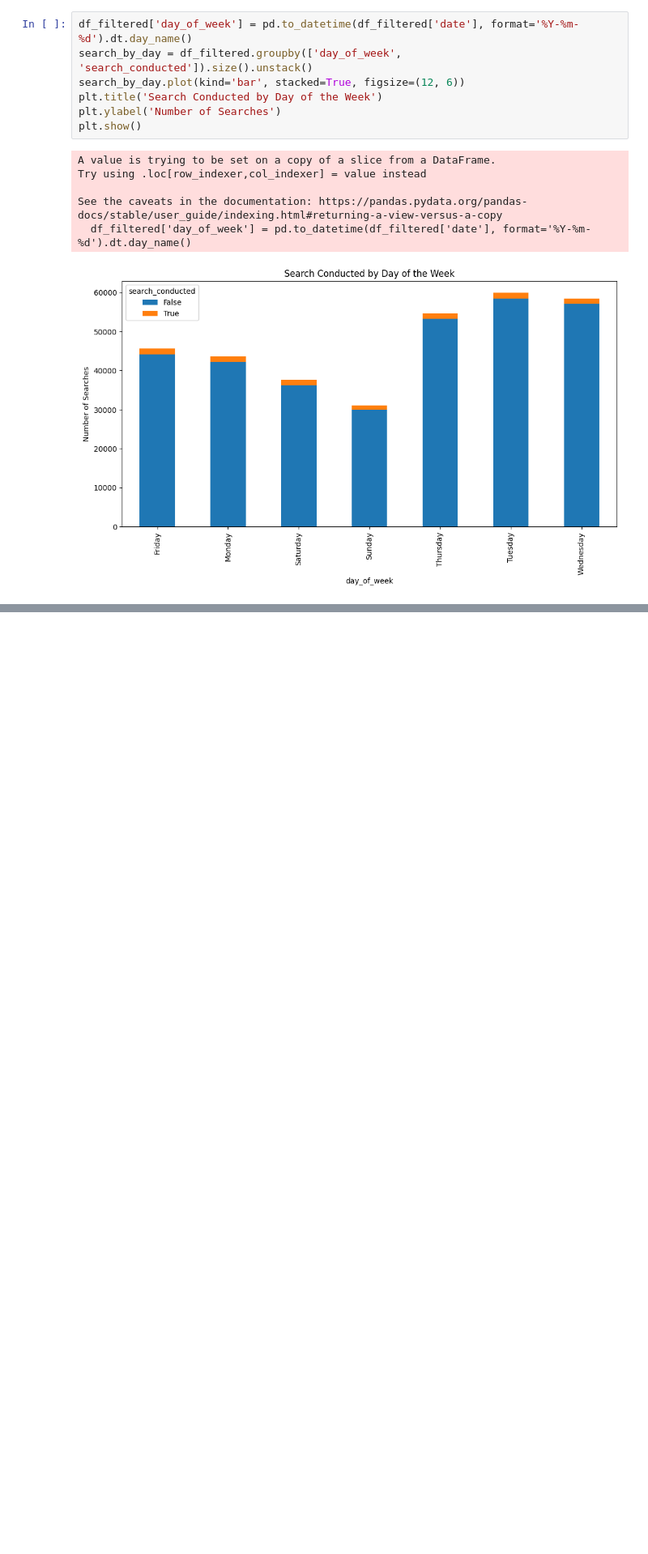
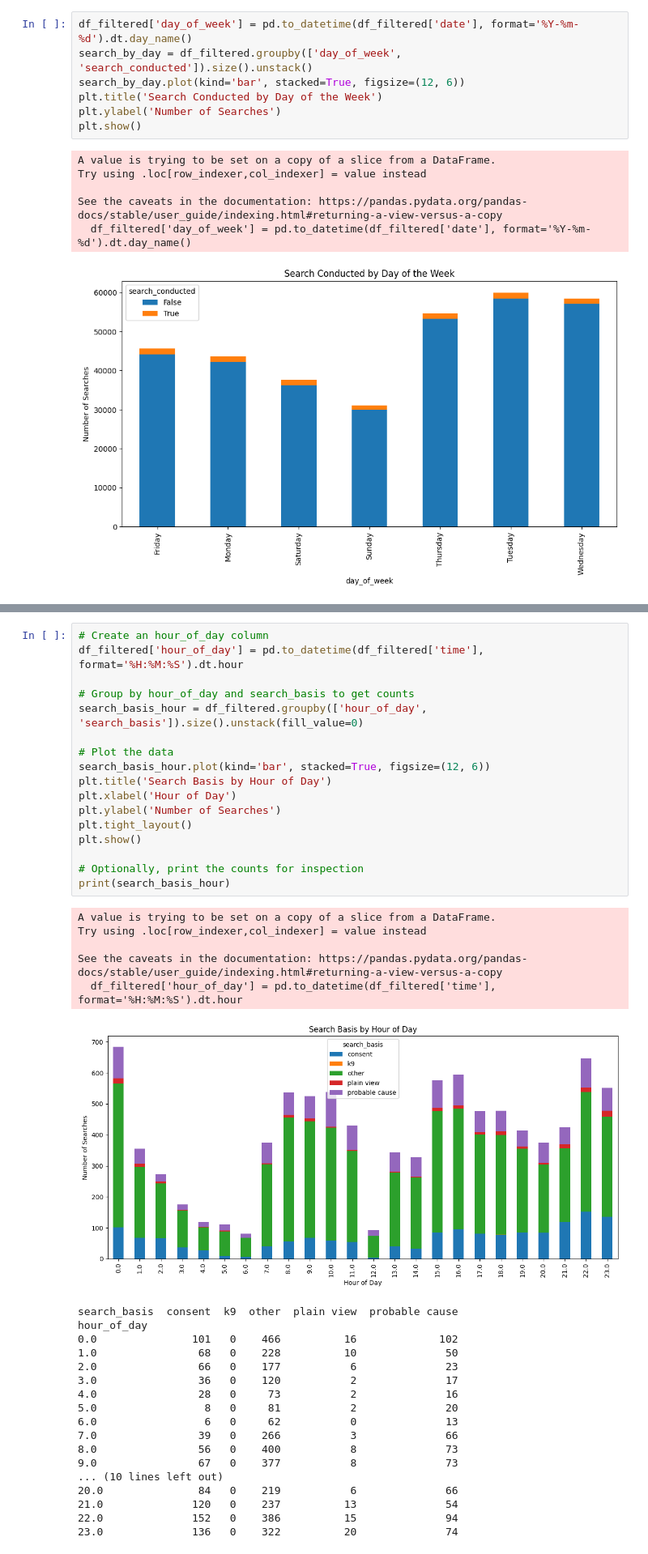
Before and after one commit to irmtou/CS577FinalProject, a Jupyter notebook: CS577FinalProject.ipynb, the cells around one changed output, grey strips where cells are left out. Shown at 81% size. Drawn from its saved outputs; the diff is of its cells as text; blank space fills up the shorter version.

```diff
--- a/CS577FinalProject.ipynb
+++ b/CS577FinalProject.ipynb
@@ -519,0 +579,41 @@ plt.show()
+# %%
+# Create an hour_of_day column
+df_filtered['hour_of_day'] = pd.to_datetime(df_filtered['time'], format='%H:%M:%S').dt.hour
+
+# Group by hour_of_day and search_basis to get counts
+search_basis_hour = df_filtered.groupby(['hour_of_day', 'search_basis']).size().unstack(fill_value=0)
+
+# Plot the data
+search_basis_hour.plot(kind='bar', stacked=True, figsize=(12, 6))
+plt.title('Search Basis by Hour of Day')
+plt.xlabel('Hour of Day')
+plt.ylabel('Number of Searches')
+plt.tight_layout()
+plt.show()
+
+# Optionally, print the counts for inspection
+print(search_basis_hour)
+# %% [output]
+A value is trying to be set on a copy of a slice from a DataFrame.
+Try using .loc[row_indexer,col_indexer] = value instead
+
+See the caveats in the documentation: https://pandas.pydata.org/pandas-docs/stable/user_guide/indexing.html#returning-a-view-versus-a-copy
+  df_filtered['hour_of_day'] = pd.to_datetime(df_filtered['time'], format='%H:%M:%S').dt.hour
+[figure, added]
+search_basis  consent  k9  other  plain view  probable cause
+hour_of_day
+0.0               101   0    466          16             102
+1.0                68   0    228          10              50
+2.0                66   0    177           6              23
+3.0                36   0    120           2              17
+4.0                28   0     73           2              16
+5.0                 8   0     81           2              20
+6.0                 6   0     62           0              13
+7.0                39   0    266           3              66
+8.0                56   0    400           8              73
+9.0                67   0    377           8              73
+... (10 lines left out)
+20.0               84   0    219           6              66
+21.0              120   0    237          13              54
+22.0              152   0    386          15              94
+23.0              136   0    322          20              74
```
Also changed, not shown: parts of 6 cells of this notebook.
